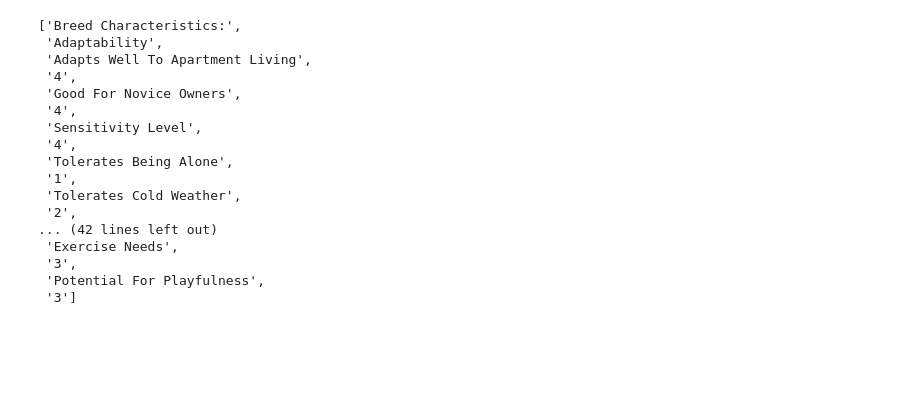
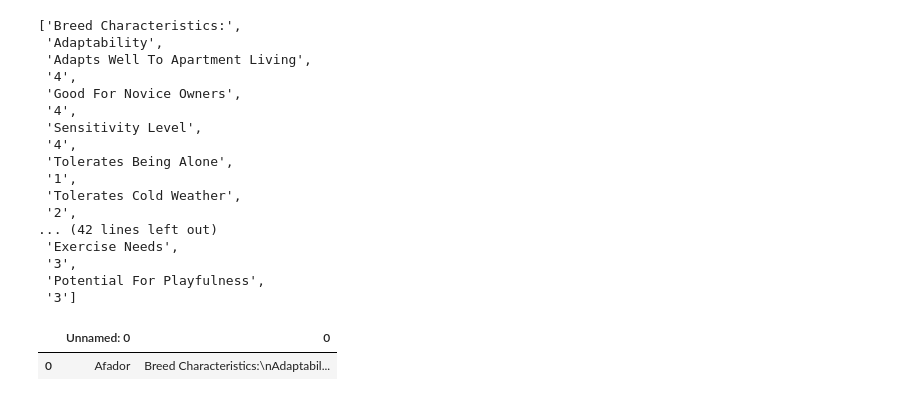
Before and after one commit to mariadelascotrina/One_chance_for_the_best_perrete, a Jupyter notebook: Perretes_2.ipynb, the cells around one changed output. Drawn from its saved outputs; the diff is of its cells as text; code cells hidden in the pictures; blank space fills up the shorter version.

Commit message:
HABEMUS PERRETES

```diff
--- a/Perretes_2.ipynb
+++ b/Perretes_2.ipynb
@@ -112,5 +112,5 @@ casi_todo.reset_index()
 # %%
 casi_todo.to_csv("perretes.csv")
 # %%
-perretes = pd.read_csv("perretes.csv")
+perretes = pd.read_csv("../perretes.csv")
 # %%
@@ -139,3 +139,8 @@ perroton
  '3',
  'Potential For Playfulness',
  '3']
+# %%
+perretes.head(1)
+# %% [output]
+|  | Unnamed: 0 | 0 |
+| 0 | Afador | Breed Characteristics:\nAdaptabil... |
```
Also changed, not shown: parts of 2 cells of this notebook, 3 other files.
